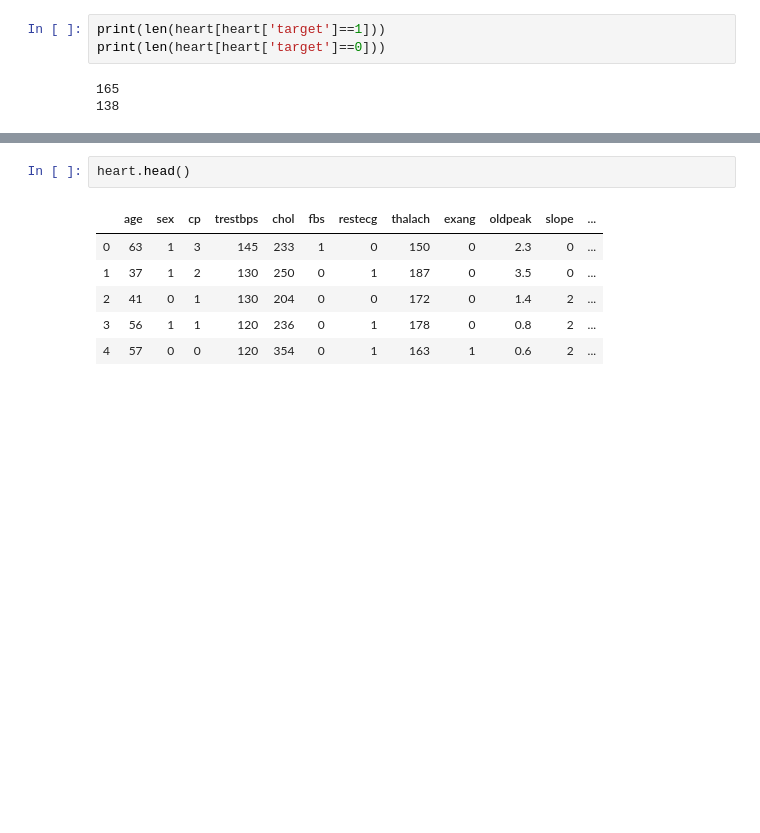
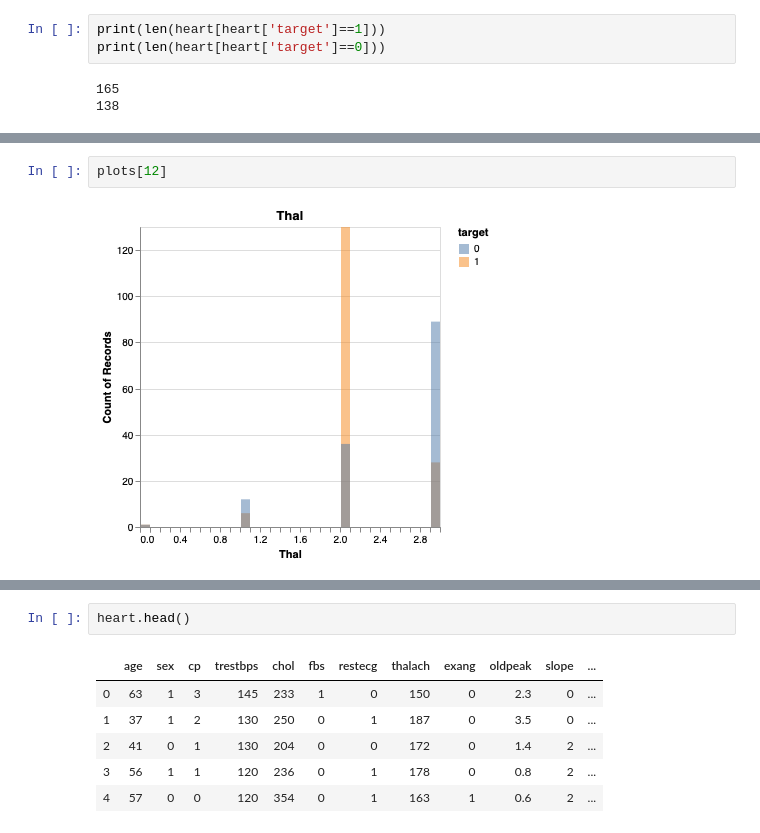
Before and after one commit to camadi/Heart-Disease-Prediction, a Jupyter notebook: Heart-Disease-Analysis.ipynb, the cells around one changed output, grey strips where cells are left out. Cells and saved outputs as stored; diff of their text form; blank space fills up the shorter version.

```diff
--- a/Heart-Disease-Analysis.ipynb
+++ b/Heart-Disease-Analysis.ipynb
@@ -220,0 +238,4 @@ plots[]
+# %%
+plots[12]
+# %% [output]
+[figure, added]
```
Also changed, not shown: parts of 8 cells of this notebook.
